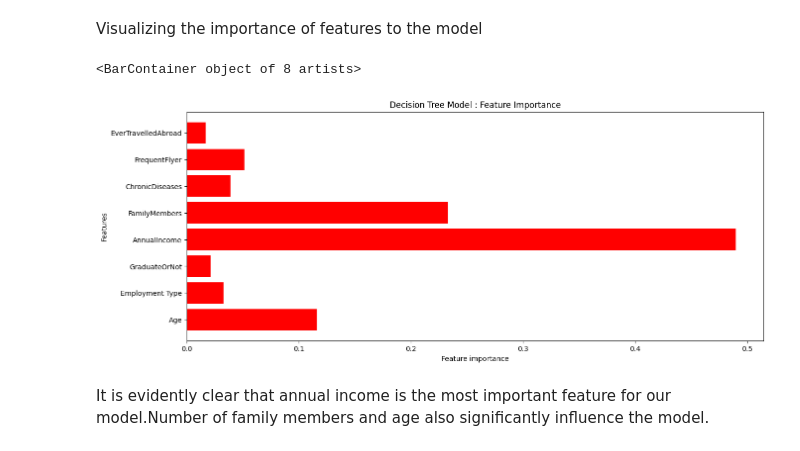
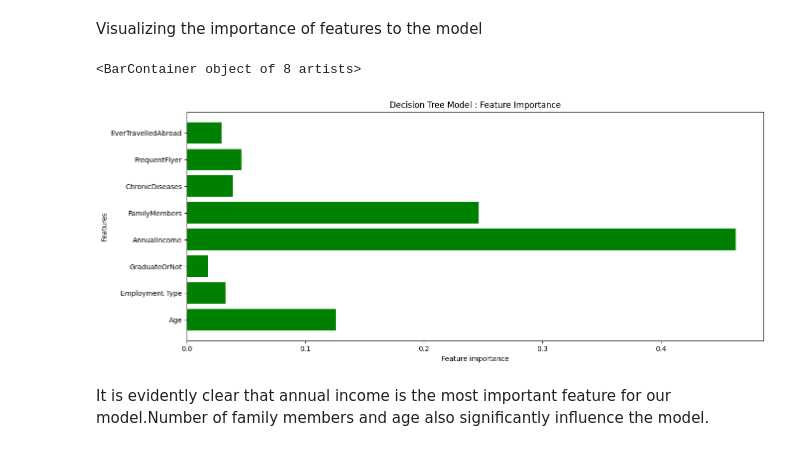
Before and after one commit to JanKosgei/Travel-Insurance-Prediction, a Jupyter notebook: Travel Insurance Prediction.ipynb, the cells around one changed output. Drawn from its saved outputs; the diff is of its cells as text; code cells hidden in the pictures.

```diff
--- a/Travel Insurance Prediction.ipynb
+++ b/Travel Insurance Prediction.ipynb
@@ -44,7 +45,7 @@ from sklearn.metrics import accuracy_score, log_loss, roc_auc_score, confusion_m
 # %% [markdown]
 Loading the Old Client Dataset
 # %%
-Clients= pd.read_csv("C:\\Users\\JANUARIUS\\Desktop\\ML1\\Travel Insurance Prediction\\Travel Company Old Clients.csv",sep=';')
+Clients= pd.read_csv("C:\\Users\\JANUARIUS\\Desktop\\ML1\\Travel-Insurance-Prediction\\Travel Company Old Clients.csv",sep=';')
 Clients
 # %% [output]
 |  | Age | Employment Type | GraduateOrNot | AnnualIncome | FamilyMembers | ChronicDiseases | FrequentFlyer | ... |
@@ -456,0 +412,8 @@ EverTravelledAbroad     1.3277      0.292      4.549      0.000       0.756
+# %%
+trvl = LogisticRegression(random_state=0)
+trvl.fit(X_train, y_train)
+
+# Prediction
+y_pred = trvl.predict(X_test)
+
+acc = accuracy_score(y_test, y_pred)
@@ -459,18 +433,18 @@ EverTravelledAbroad     1.3277      0.292      4.549      0.000       0.756
 # %% [markdown]
 Visualizing the importance of features to the model
 # %%
-Treemodel = DecisionTreeClassifier(random_state=42).fit(train_X, train_y)
+Treemodel = DecisionTreeClassifier(random_state=42).fit(X_train, y_train)
 # %%
 plt.figure(figsize=(15,6))
 importances = Treemodel.feature_importances_
-features = list(train_X.columns)
+features = list(X_train.columns)
 plt.title("Decision Tree Model : Feature Importance")
 plt.xlabel('Feature importance')
 plt.ylabel('Features')
-plt.barh(features,importances,color='r')
+plt.barh(features,importances,color='g')
 # %% [output]
 <BarContainer object of 8 artists>
-[figure, old version]
+[figure, new version]
 # %% [markdown]
 It is evidently clear that annual income is the most important feature for our model.Number of family members and age also significantly influence the model.
 # %% [markdown]
```
Also changed, not shown: parts of 15 cells of this notebook, 2 other files.
